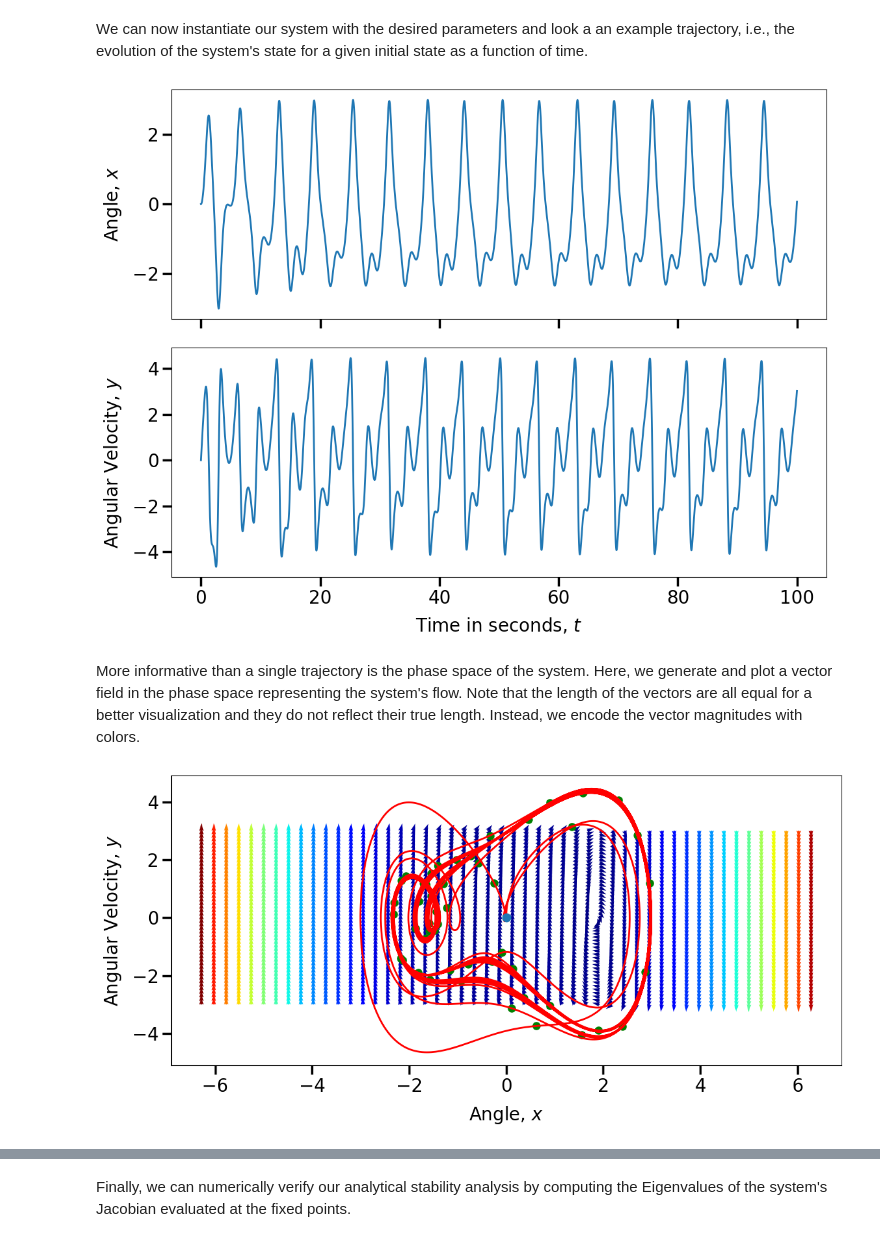
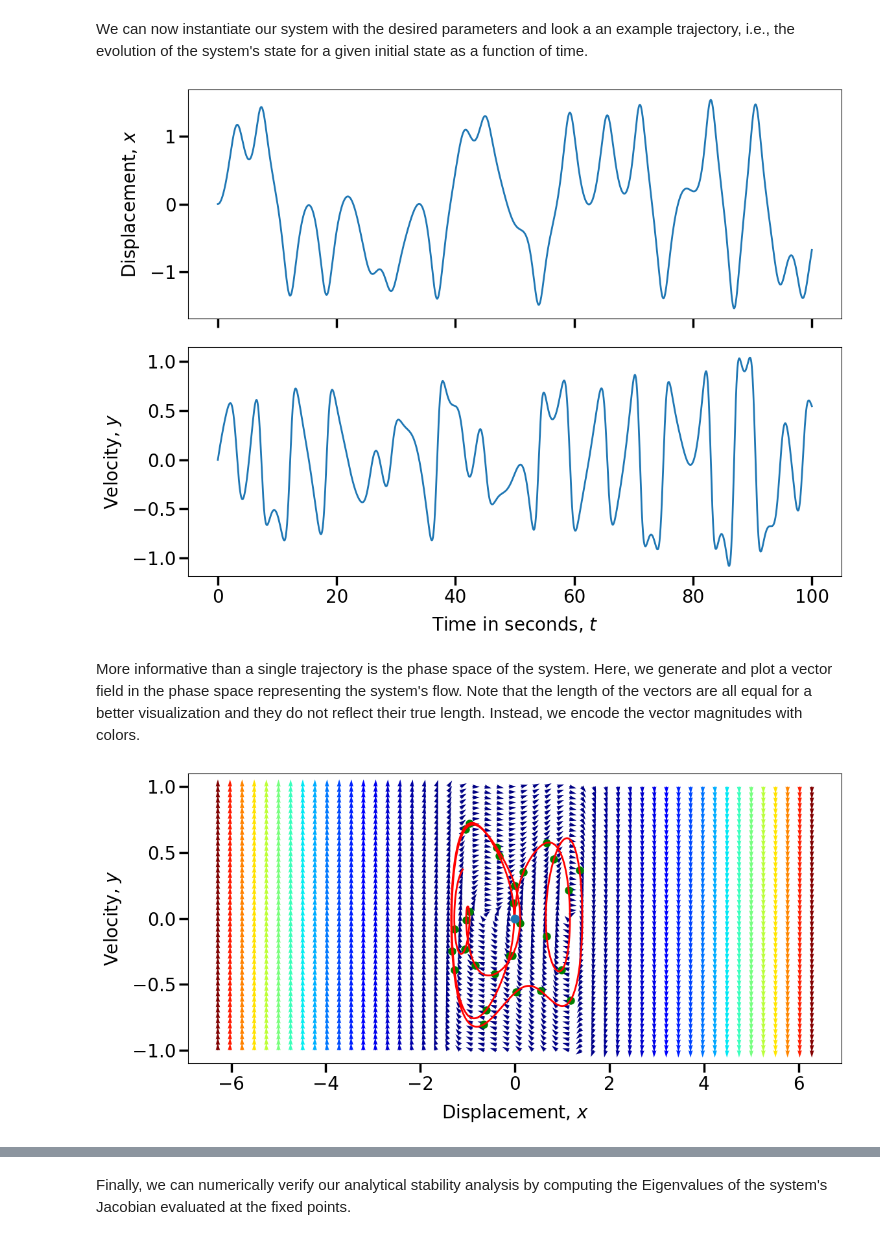
Before and after one commit to Roecker1/nlsp_ue, a Jupyter notebook: notebooks/assignments/2-2-chaos-continuous.ipynb, the cells around one changed output, grey strips where cells are left out. Saved outputs shown, nothing was run; the diff lists cells and outputs as text; code cells hidden in the pictures.

```diff
--- a/notebooks/assignments/2-2-chaos-continuous.ipynb
+++ b/notebooks/assignments/2-2-chaos-continuous.ipynb
@@ -98,7 +100,7 @@ class DuffingEquation:
             -1,
         )
         assert len(z) == 2
-        jacobian = np.array([[0.0, self.alpha - 2 * z[0] ** 2], [1.0, -self.delta]])
+        jacobian = np.array([[0.0, self.alpha - 3 * z[0] ** 2], [1.0, -self.delta]])
         return jacobian
 
     def compute_trajectory(self, z: np.ndarray, t_max: float, Ts: float):
@@ -126,12 +128,19 @@ We can now instantiate our system with the desired parameters and
 look a an example trajectory, i.e., the evolution of the system's state
 for a given initial state as a function of time.
 # %%
-# create pendulum
-duff = DuffingEquation(alpha=1, beta=5.0, delta=0.7)
-duff = DuffingEquation(alpha=1, beta=5.0, delta=0.3, omega=1)
+# create duffy
+alpha, beta, delta = 0, 5, 0.7
+# alpha, beta, delta = 0, 20, 0.17
+alpha, beta, delta = 1, 0.4, 0.25
+duff = DuffingEquation(alpha=alpha, beta=beta, delta=delta)
+z0 = np.array([0, 0])
+# duff = DuffingEquation(alpha=0, beta=20.0, delta=0.17)
+# z0 = np.array([0, 0])
+# duff = DuffingEquation(alpha=1, beta=0, delta=0.7)
+# z0 = np.array([3, 0])
+# duff = DuffingEquation(alpha=1, beta=5.0, delta=0.3, omega=1)
 
 # define initial state and compute trajectory
-z0 = np.array([0, 0])
 # z0 = np.array([np.pi / 2, 0])
 # z0 = np.array([0, 2.])
 t_max = 100
@@ -142,12 +151,12 @@ trajectory, time = duff.compute_trajectory(z0, t_max=t_max, Ts=Ts)
 fig, ax = plt.subplots(2, 1, sharex=True)
 plt.xlabel('Time in seconds, $t$')
 ax[0].plot(time, trajectory[0, :])
-ax[0].set_ylabel('Angle, $x$')
+ax[0].set_ylabel('Displacement, $x$')
 ax[1].plot(time, trajectory[1, :])
-ax[1].set_ylabel('Angular Velocity, $y$')
+ax[1].set_ylabel('Velocity, $y$')
 plt.tight_layout()
 # %% [output]
-[figure, old version]
+[figure, new version]
 # %% [markdown]
 More informative than a single trajectory is the phase space of the system.
 Here, we generate and plot a vector field in the phase space representing the
@@ -157,24 +168,25 @@ vector magnitudes with colors.
 # %%
 # generate a point grid over the phase space
 x = np.linspace(-2. * np.pi, 2. * np.pi, 50)
-y = np.linspace(-3, 3, 50)
+y = np.linspace(-1, 1, 50)
 X, Y = np.meshgrid(x, y)
 Z = np.stack((X, Y), axis=2).reshape((-1, 2)).T
 
 # compute the flow for the grid points
 F = duff.flow(Z)
-T_s_ = 0.5
+T_s_ = 1
 n = int(trajectory.shape[1] // (T_s_ * t_max))
 # plot phase space with example trajectory
-plt.figure(figsize=(12,6))
+
+fig_phase = plt.figure(figsize=(12,6))
 cscale = np.linalg.norm(F, axis=0)
 plt.quiver(Z[0, :], Z[1, :], F[0, :] / cscale, F[1, :] / cscale, cscale, cmap=plt.get_cmap('jet'))
 plt.plot(trajectory[0, :], trajectory[1, :], 'r', label=f'Trajectory for $z_0 = [{z0[0]:.2f}, {z0[0]:.2f}]$')
 plt.scatter(trajectory[0, :][::n], trajectory[1, :][::n], color='g', label=f'Sampled trajectory for $z_0 = [{z0[0]:.2f}, {z0[0]:.2f}]$')
 plt.plot(z0[0], z0[1], 'o', label=f'Initial state, $z_0 = [{z0[0]:.2f}, {z0[0]:.2f}]$')
-plt.xlabel('Angle, $x$')
-plt.ylabel('Angular Velocity, $y$')
+plt.xlabel('Displacement, $x$')
+plt.ylabel('Velocity, $y$')
 # plt.legend()
 plt.tight_layout()
 # %% [output]
-[figure, old version]
+[figure, new version]
```
Also changed, not shown: parts of 8 cells of this notebook, 1 other file.
